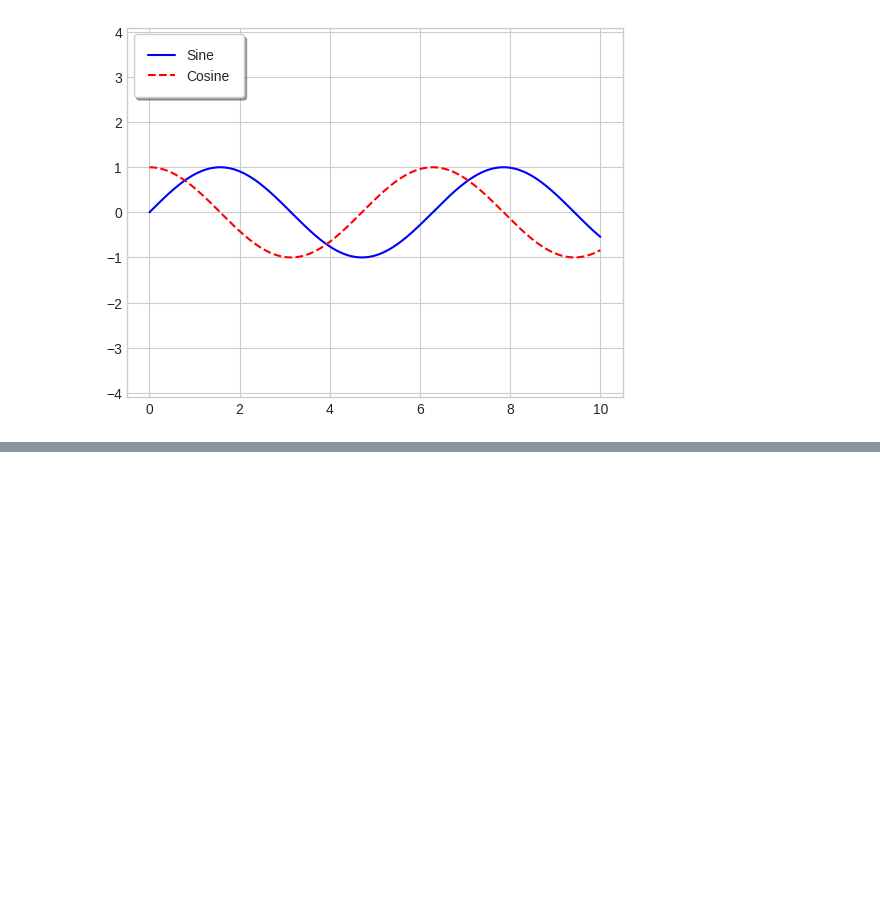
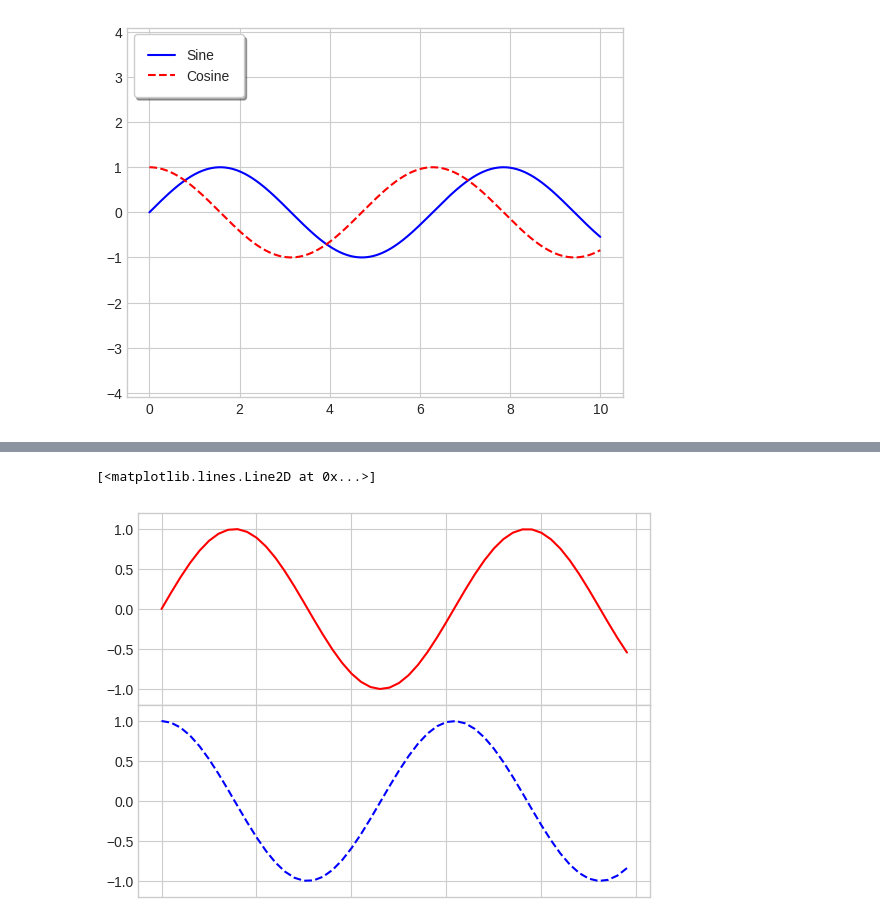
Before and after one commit to SlawCzech/matplot_exercises, a Jupyter notebook: matplot_basic.ipynb, the cells around one changed output, grey strips where cells are left out. Saved outputs shown, nothing was run; the diff lists cells and outputs as text; code cells hidden in the pictures; blank space fills up the shorter version.

```diff
--- a/matplot_basic.ipynb
+++ b/matplot_basic.ipynb
@@ -265,0 +275,10 @@ ax.legend?
+# %%
+fig_4 = plt.figure()
+ax_4 = fig_4.add_axes([0.1, 0.5, 0.8, 0.4], xticklabels=[], ylim=(-1.2, 1.2))
+ax_5 = fig_4.add_axes([0.1, 0.1, 0.8, 0.4], xticklabels=[], ylim=(-1.2, 1.2))
+x = np.linspace(0, 10)
+ax_4.plot(np.sin(x), '-r')
+ax_5.plot(np.cos(x), '--b')
+# %% [output]
+[<matplotlib.lines.Line2D at 0x...>]
+[figure, added]
```
Also changed, not shown: parts of 7 cells of this notebook.
